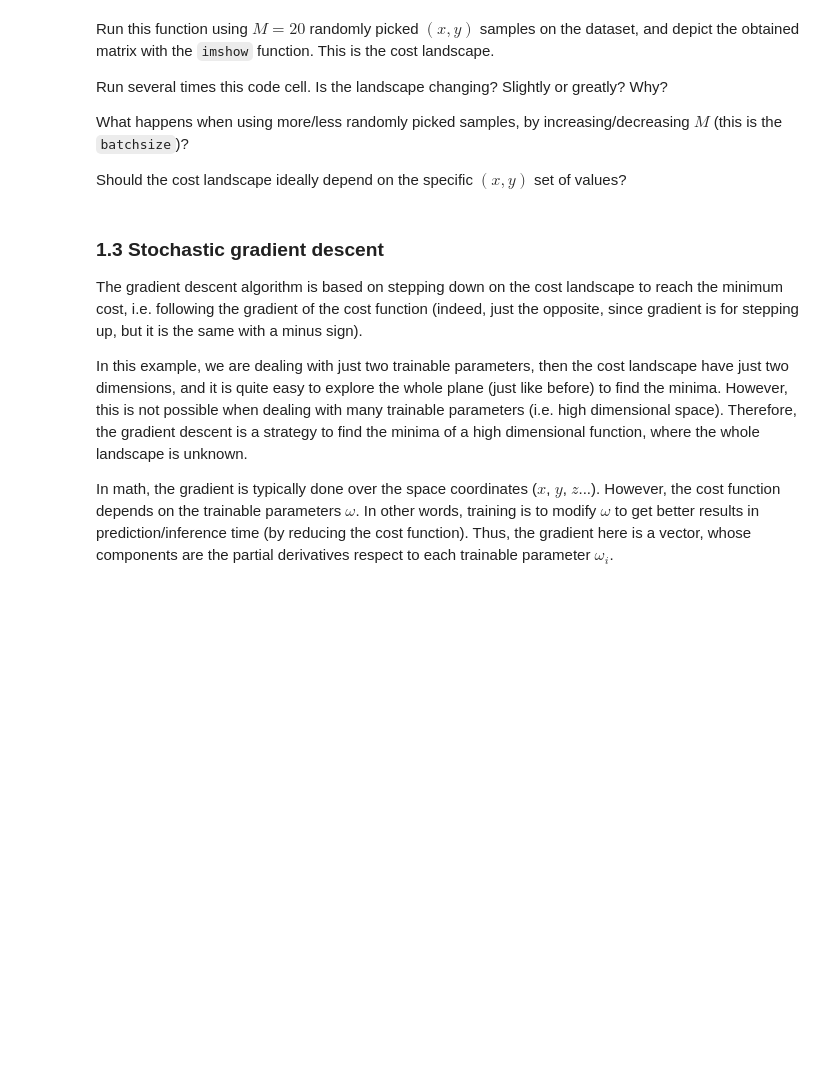
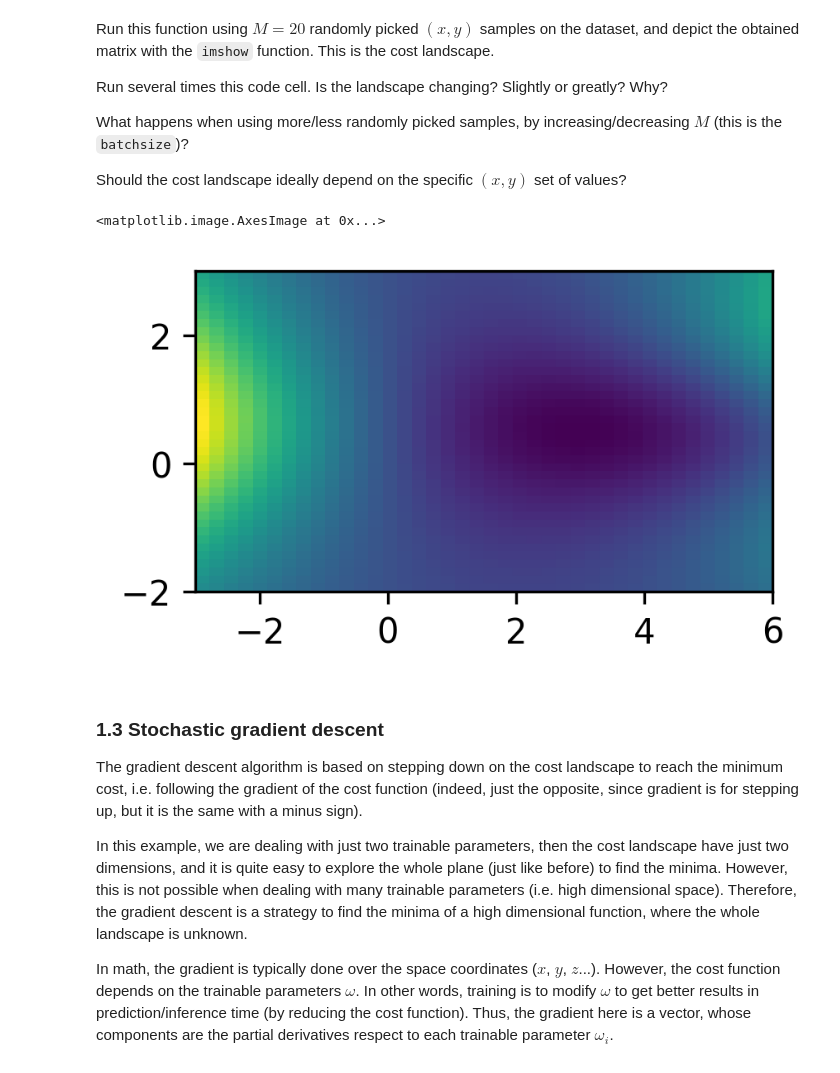
Before and after one commit to dmaluenda/hands_on_machine_learning, a Jupyter notebook: 02_Training.ipynb, the cells around one changed output. Cells and saved outputs as stored; diff of their text form; code cells hidden in the pictures; blank space fills up the shorter version.

```diff
--- a/02_Training.ipynb
+++ b/02_Training.ipynb
@@ -183,3 +230,8 @@ Conceptually, the cost function should not depend on any specific $x$ input data
 Usually the cost is calculated just for validation purposes. For fitting/training purposes, its derivative makes the work. However, we want to visualize its evolution in this example.
 
 Thus, write a function that returns the MSE-cost for a given set of pairs of predicted and true values.
+# %%
+def cost(y_truth, y_pred):
+    return 0.5 * ((y_pred-y_truth)**2).mean()
+
+cost(y_subset, y_pred)
@@ -187,6 +241,20 @@ Thus, write a function that returns the MSE-cost for a given set of pairs of pre
 Since this example have only two trainable parameters, it is worth to check how the cost looks in what is called the *cost landscape*. This is an image where their axes represent the trainable parameters and the color is for the cost reached by the parameters' combination on that $(\omega_0, \omega_1)$ point.
 
 Create a function which returns a $40\times40$ matrix containing the MSE-cost when $\omega_0$ is in range $[-3, 6]$ and $\omega_1$ in $[-2, 3]$. The MSE-cost have to be evaluated using a given $(x, y)$ values from the dataset as argument.
+# %%
+def get_landscape(x, y):
+    ws_0 = np.linspace(-3,6, 40)
+    ws_1 = np.linspace(-2,3,40)
+
+    landscape = np.zeros((40,40))
+
+    for i, w0 in enumerate(ws_0):
+        for j, w1 in enumerate(ws_1):
+            y_pred = inference_g(x, (w0, w1))
+
+            landscape[j, i] = cost(y, y_pred)
+
+    return landscape
 # %% [markdown]
 Run this function using $M=20$ randomly picked $(x,y)$ samples on the dataset, and depict the obtained matrix with the `imshow` function. This is the cost landscape.
 
@@ -195,6 +263,15 @@ Run several times this code cell. Is the landscape changing? Slightly or greatly
 What happens when using more/less randomly picked samples, by increasing/decreasing $M$ (this is the `batchsize`)?
 
 Should the cost landscape ideally depend on the specific $(x, y)$ set of values?
+# %%
+x_subset, y_subset = get_ground_truth(x, y, 20)
+
+landscape_cost = get_landscape(x, y)
+plt.figure(figsize=(3,3))
+plt.imshow(landscape_cost, extent=[-3,6,-2,3])
+# %% [output]
+<matplotlib.image.AxesImage at 0x...>
+[figure, added]
 # %% [markdown]
 ### 1.3 Stochastic gradient descent
 
```
Also changed, not shown: parts of 14 cells of this notebook, 4 other files.
